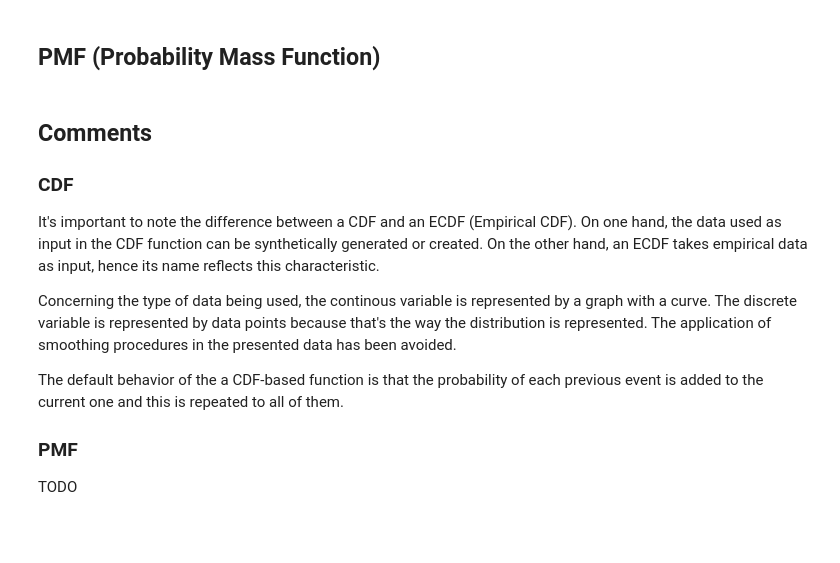
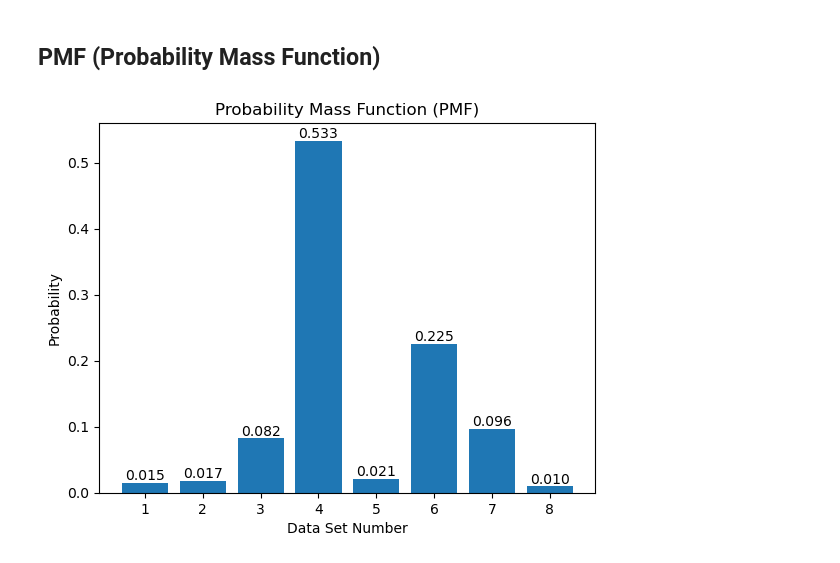
Before and after one commit to oliveiraleo/2035025-Quantitative_Methods, a Jupyter notebook: tasks/task1_plot-CDF_PMF.ipynb, the cells around one changed output. Drawn from its saved outputs; the diff is of its cells as text; code cells hidden in the pictures; blank space fills up the shorter version.

Commit message:
Add the PMF functionality and Update the explanation section

```diff
--- a/tasks/task1_plot-CDF_PMF.ipynb
+++ b/tasks/task1_plot-CDF_PMF.ipynb
@@ -62,14 +61,21 @@ plt.show()
-# %% [markdown]
-## Comments
-
-### CDF
-
-It's important to note the difference between a CDF and an ECDF (Empirical CDF). On one hand,  the data used as input in the CDF function can be synthetically generated or created. On the other hand, an ECDF takes empirical data as input, hence its name reflects this characteristic.
-
-Concerning the type of data being used, the continous variable is represented by a graph with a curve. The discrete variable is represented by data points because that's the way the distribution is represented. The application of smoothing procedures in the presented data has been avoided.
-
-The default behavior of the a CDF-based function is that the probability of each previous event is added to the current one and this is repeated to all of them.
-
-### PMF
-
-TODO
+# %%
+def plot_pmf(data):
+    # Calculate PMF
+    total_samples = sum(data)
+    pmf = [count / total_samples for count in data]
+
+    # Plot PMF
+    plt.bar(range(1, len(data) + 1), pmf)
+    plt.xlabel('Data Set Number')
+    plt.ylabel('Probability')
+    plt.title('Probability Mass Function (PMF)')
+
+    # Add labels on top of each bar
+    for i, prob in enumerate(pmf):
+        plt.text(i + 1, prob, f'{prob:.3f}', ha='center', va='bottom')
+
+    plt.show()
+
+plot_pmf(discrete_data) # plot the PMF for the discrete data
+# %% [output]
+[figure, added]
```
Also changed, not shown: parts of 3 cells of this notebook.
